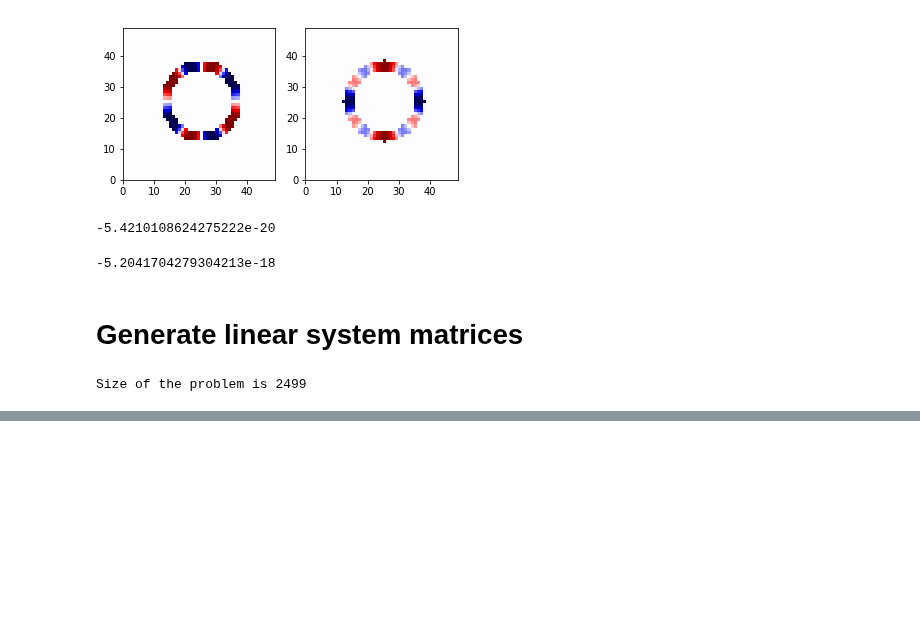
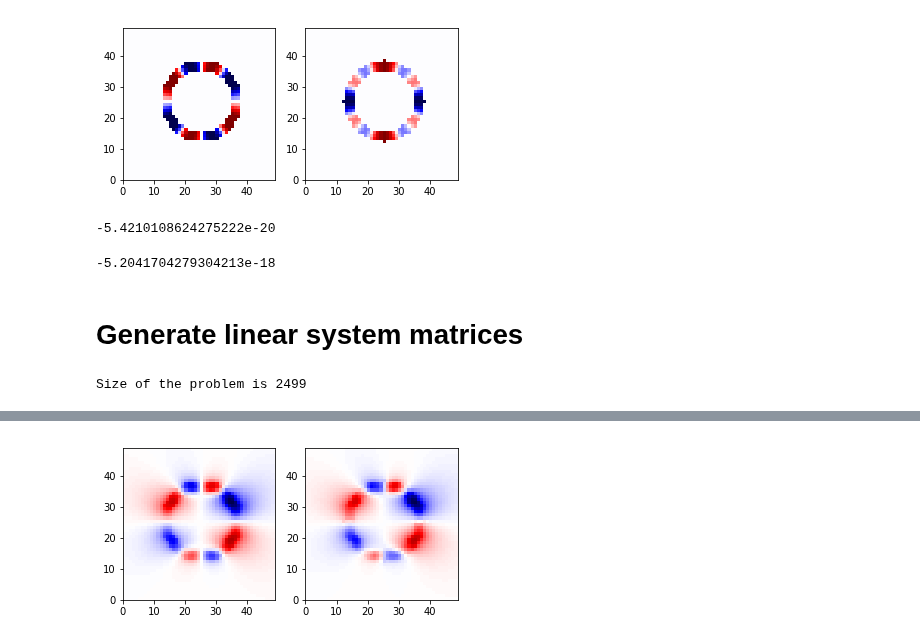
Before and after one commit to jcalifornia/tractionforce, a Jupyter notebook: paper/numerics/annulus.ipynb, the cells around one changed output, grey strips where cells are left out. Drawn from its saved outputs; the diff is of its cells as text; code cells hidden in the pictures; blank space fills up the shorter version.

```diff
--- a/paper/numerics/annulus.ipynb
+++ b/paper/numerics/annulus.ipynb
@@ -103,7 +103,7 @@ sum((coords[:,0]-25)*stress_y - (coords[:,1]-25)*stress_x)
 # %% [markdown]
 # Generate linear system matrices
 # %%
-G_in_in_xx, G_in_in_xy, G_out_in_xx, G_out_in_xy, G_in_in_yy, G_in_in_yx, G_out_in_yy, G_out_in_yx, Dx, Dy = gen_matrices(x_in,y_in,x_out,y_out,dx,dy)
+G_in_in_xx, G_in_in_xy, G_out_in_xx, G_out_in_xy, G_in_in_yy, G_in_in_yx, G_out_in_yy, G_out_in_yx, Dx, Dy = gen_matrices(x_in,y_in,x_out,y_out,dx,dy,loworder = False)
 # %% [output]
 Size of the problem is 2499
 # %%
@@ -155,8 +155,8 @@ net_torque = sum_entries(mul_elemwise(x_in-x_center,sigma_yz) - mul_elemwise(y_i
 
 torqueconstraints = [net_torque == 0]
 
-#constraints = forceconstraints + torqueconstraints
-constraints = []
+constraints = forceconstraints + torqueconstraints
+#constraints = []
 # %%
 regularity_penalty = norm(sigma_xz+sigma_yz,p=1)
 objective = Minimize(error + gamma*regularity_penalty)
@@ -239,9 +252,13 @@ plt.pcolormesh(x_obs_positions,y_obs_positions,force[:,1].reshape((50,50)).trans
 # %%
+maxval = np.max(np.abs(u_x))
+
 plt.subplot(121)
 plt.pcolormesh(x_obs_positions,y_obs_positions,u_x.reshape((50,50)).transpose(),
-                           cmap='seismic_r',vmax = 0.04, vmin=-0.04).axes.set_aspect('equal')
+                           cmap='seismic_r',vmin=-maxval, vmax=maxval).axes.set_aspect('equal')
 plt.subplot(122)
 plt.pcolormesh(x_obs_positions,y_obs_positions,u[:,0].reshape((50,50)).transpose(),
-                           cmap='seismic_r',vmax = 0.04, vmin=-0.04).axes.set_aspect('equal')
+                           cmap='seismic_r',vmin=-maxval, vmax=maxval).axes.set_aspect('equal')
 #plt.colorbar()
+# %% [output]
+[figure, added]
 # %%
```
Also changed, not shown: parts of 5 cells of this notebook, 5 other files.
